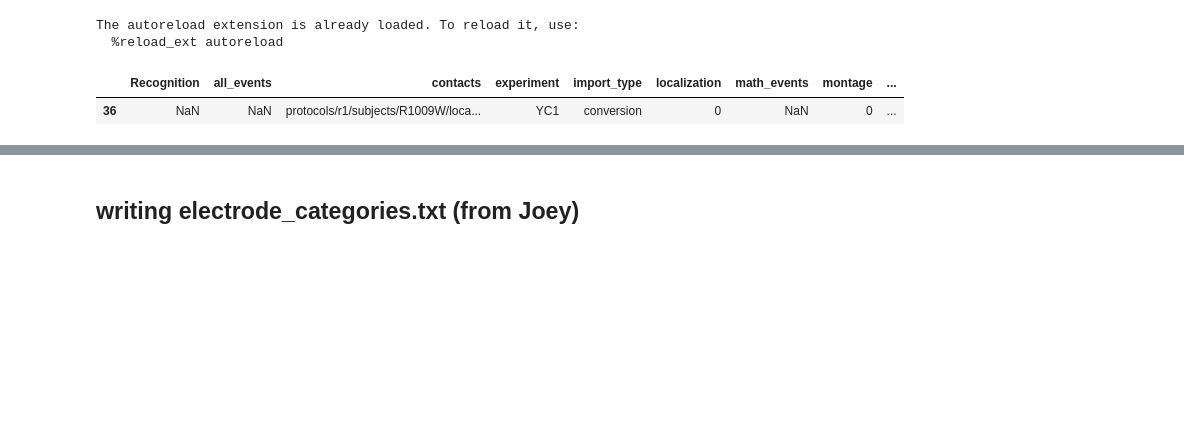
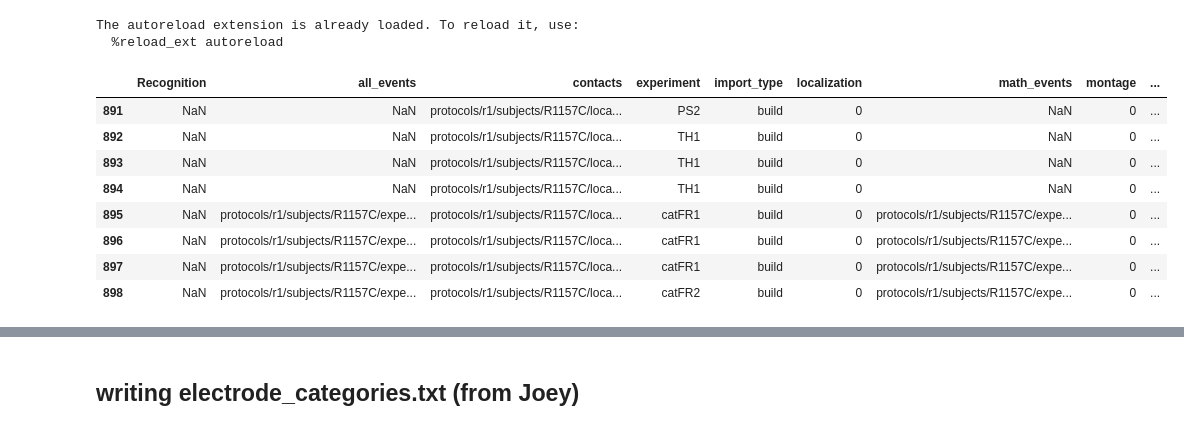
Before and after one commit to jjsakon/SWR, a Jupyter notebook: code/readWriteSOZictal.ipynb, the cells around one changed output, grey strips where cells are left out. Saved outputs shown, nothing was run; the diff lists cells and outputs as text; code cells hidden in the pictures; blank space fills up the shorter version.

```diff
--- a/code/readWriteSOZictal.ipynb
+++ b/code/readWriteSOZictal.ipynb
@@ -30,16 +30,23 @@ The autoreload extension is already loaded. To reload it, use:
 # %%
 # individual subs
 
-subs = ['R1009W']# ['R1084T'] #['R1106M']
+subs = ['R1157C']# ['R1084T'] #['R1106M']
 
 sub_df = df[(df.subject.isin(subs))]
 # sub_df = df[(df.subject.isin(subs))  & (df.experiment == exp)] # all sessions for subs
 
 # sub_df = sub_df[0:6]
 sub_df
 # %% [output]
 |  | Recognition | all_events | contacts | experiment | import_type | localization | math_events | montage | ... |
-| 36 | NaN | NaN | protocols/r1/subjects/R1009W/loca... | YC1 | conversion | 0 | NaN | 0 | ... |
+| 891 | NaN | NaN | protocols/r1/subjects/R1157C/loca... | PS2 | build | 0 | NaN | 0 | ... |
+| 892 | NaN | NaN | protocols/r1/subjects/R1157C/loca... | TH1 | build | 0 | NaN | 0 | ... |
+| 893 | NaN | NaN | protocols/r1/subjects/R1157C/loca... | TH1 | build | 0 | NaN | 0 | ... |
+| 894 | NaN | NaN | protocols/r1/subjects/R1157C/loca... | TH1 | build | 0 | NaN | 0 | ... |
+| 895 | NaN | protocols/r1/subjects/R1157C/expe... | protocols/r1/subjects/R1157C/loca... | catFR1 | build | 0 | protocols/r1/subjects/R1157C/expe... | 0 | ... |
+| 896 | NaN | protocols/r1/subjects/R1157C/expe... | protocols/r1/subjects/R1157C/loca... | catFR1 | build | 0 | protocols/r1/subjects/R1157C/expe... | 0 | ... |
+| 897 | NaN | protocols/r1/subjects/R1157C/expe... | protocols/r1/subjects/R1157C/loca... | catFR1 | build | 0 | protocols/r1/subjects/R1157C/expe... | 0 | ... |
+| 898 | NaN | protocols/r1/subjects/R1157C/expe... | protocols/r1/subjects/R1157C/loca... | catFR2 | build | 0 | protocols/r1/subjects/R1157C/expe... | 0 | ... |
 # %%
 # 575 FR sessions. first 18 of don't load so skip those
 if exp == 'FR1':
```
Also changed, not shown: parts of 4 cells of this notebook, 3 other files.
